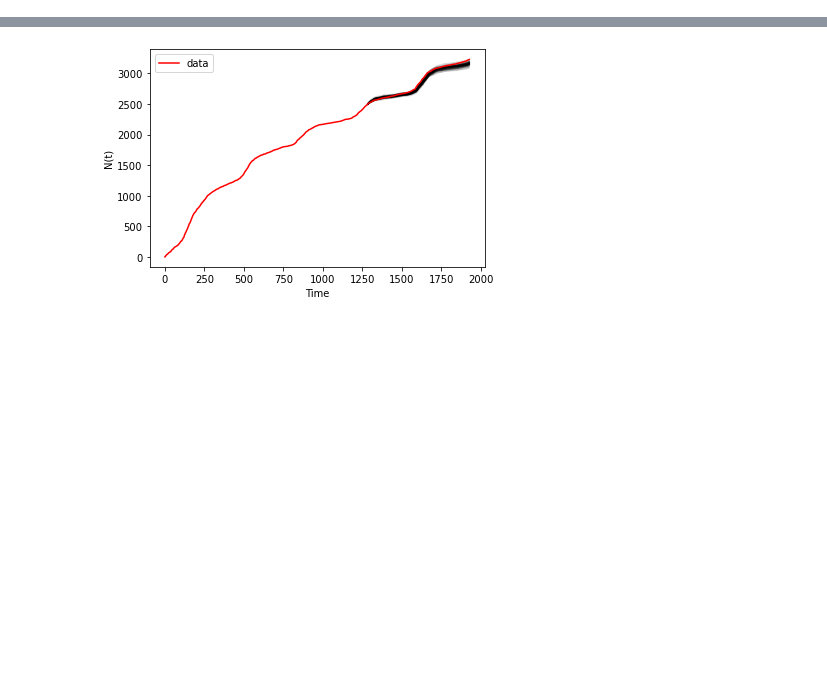
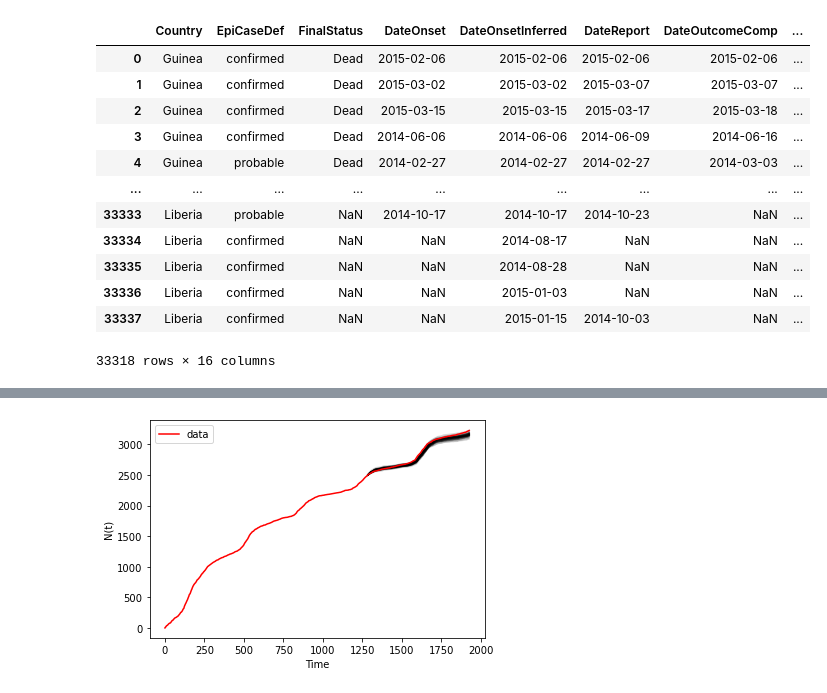
Before and after one commit to FormulaRabbit81/Group_Disease_2.0, a Jupyter notebook: Rough/Arav.ipynb, the cells around one changed output, grey strips where cells are left out. Saved outputs shown, nothing was run; the diff lists cells and outputs as text; code cells hidden in the pictures; blank space fills up the shorter version.

```diff
--- a/Rough/Arav.ipynb
+++ b/Rough/Arav.ipynb
@@ -10,2 +8,25 @@ data = data.drop(labels=range(3498,4591), axis=0)
+# %%
+from numpy import NaN, nan
+
+
+data = pd.read_csv("ebola.csv")
+#data.DateOnsetInferred = pd.to_datetime(data.DateOnsetInferred, format='%Y-%m-%d')
+#data = data[data["DateHospitalCurrentAdmit"] != 'NA']
+data = data.dropna(subset=['DateOnsetInferred'])
+data
+# %% [output]
+|  | Country | EpiCaseDef | FinalStatus | DateOnset | DateOnsetInferred | DateReport | DateOutcomeComp | ... |
+| 0 | Guinea | confirmed | Dead | 2015-02-06 | 2015-02-06 | 2015-02-06 | 2015-02-06 | ... |
+| 1 | Guinea | confirmed | Dead | 2015-03-02 | 2015-03-02 | 2015-03-07 | 2015-03-07 | ... |
+| 2 | Guinea | confirmed | Dead | 2015-03-15 | 2015-03-15 | 2015-03-17 | 2015-03-18 | ... |
+| 3 | Guinea | confirmed | Dead | 2014-06-06 | 2014-06-06 | 2014-06-09 | 2014-06-16 | ... |
+| 4 | Guinea | probable | Dead | 2014-02-27 | 2014-02-27 | 2014-02-27 | 2014-03-03 | ... |
+| ... | ... | ... | ... | ... | ... | ... | ... | ... |
+| 33333 | Liberia | probable | NaN | 2014-10-17 | 2014-10-17 | 2014-10-23 | NaN | ... |
+| 33334 | Liberia | confirmed | NaN | NaN | 2014-08-17 | NaN | NaN | ... |
+| 33335 | Liberia | confirmed | NaN | NaN | 2014-08-28 | NaN | NaN | ... |
+| 33336 | Liberia | confirmed | NaN | NaN | 2015-01-03 | NaN | NaN | ... |
+| 33337 | Liberia | confirmed | NaN | NaN | 2015-01-15 | 2014-10-03 | NaN | ... |
+33318 rows × 16 columns
 # %%
 from datetime import datetime
```
Also changed, not shown: parts of 7 cells of this notebook.
